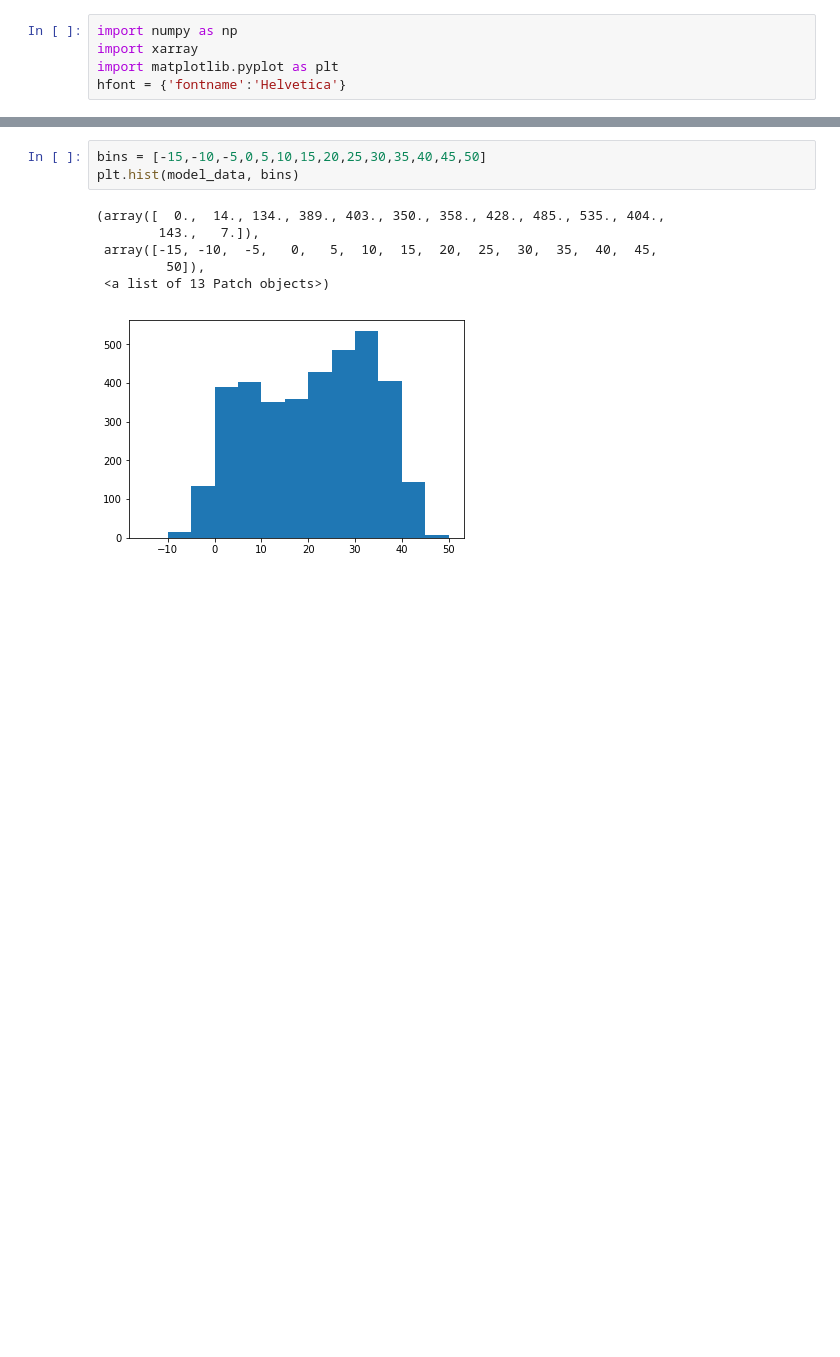
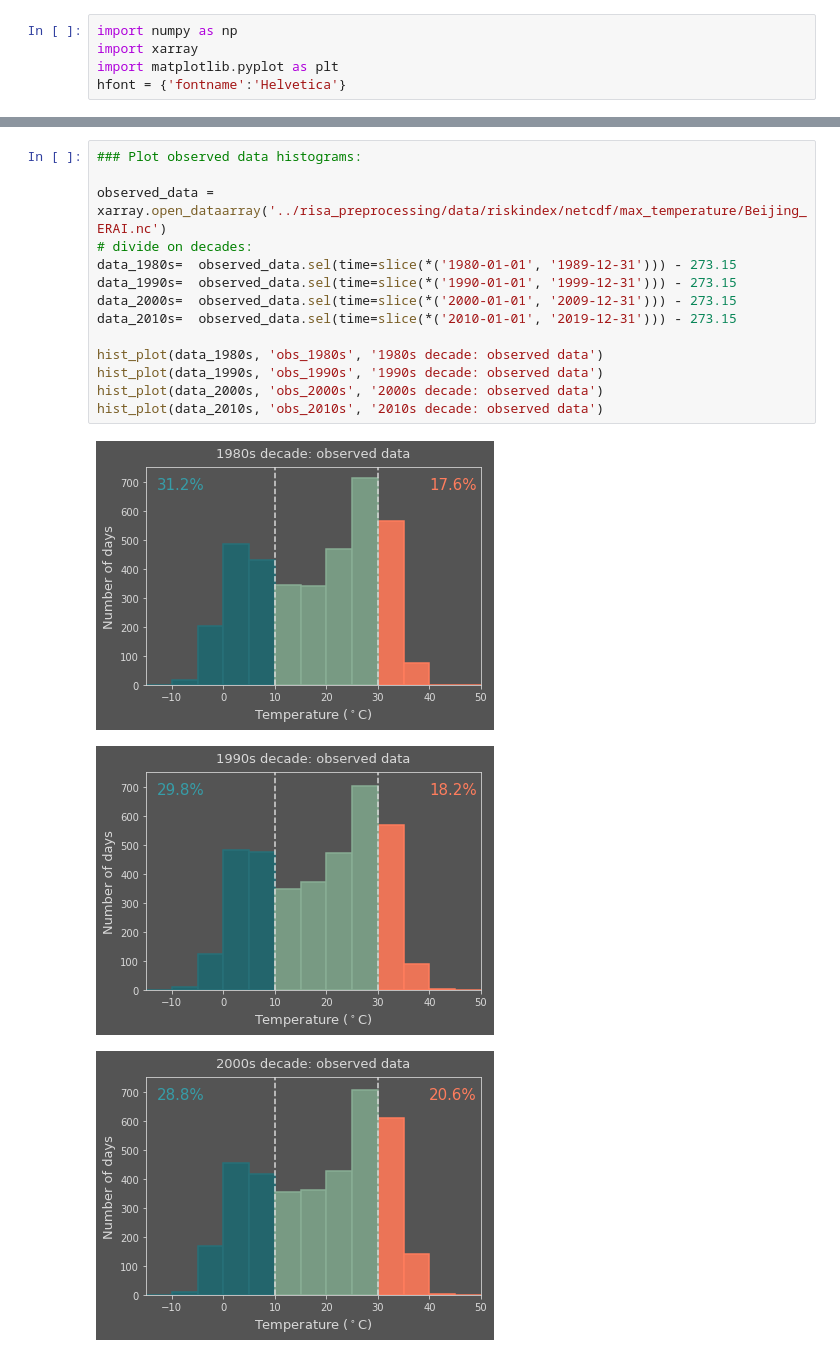
Before and after one commit to michellewl/building_resilience, a Jupyter notebook: bias_correction/histogram_plotting.ipynb, the cells around one changed output, grey strips where cells are left out. Drawn from its saved outputs; the diff is of its cells as text; blank space fills up the shorter version.

Commit message:
Updated the hist_plotting ntbook to the point of making the final plots.

```diff
--- a/bias_correction/histogram_plotting.ipynb
+++ b/bias_correction/histogram_plotting.ipynb
@@ -56,10 +60,18 @@ plt.vlines(10, ymin = 0, ymax = 600, color = '0.85',linestyles='dashed')
-# %%
-bins = [-15,-10,-5,0,5,10,15,20,25,30,35,40,45,50]
-plt.hist(model_data, bins)
-# %% [output]
-(array([  0.,  14., 134., 389., 403., 350., 358., 428., 485., 535., 404.,
-        143.,   7.]),
- array([-15, -10,  -5,   0,   5,  10,  15,  20,  25,  30,  35,  40,  45,
-         50]),
- <a list of 13 Patch objects>)
-[figure, removed]
+# %%
+### Plot observed data histograms:
+
+observed_data = xarray.open_dataarray('../risa_preprocessing/data/riskindex/netcdf/max_temperature/Beijing_ERAI.nc')
+# divide on decades:
+data_1980s=  observed_data.sel(time=slice(*('1980-01-01', '1989-12-31'))) - 273.15
+data_1990s=  observed_data.sel(time=slice(*('1990-01-01', '1999-12-31'))) - 273.15
+data_2000s=  observed_data.sel(time=slice(*('2000-01-01', '2009-12-31'))) - 273.15
+data_2010s=  observed_data.sel(time=slice(*('2010-01-01', '2019-12-31'))) - 273.15
+
+hist_plot(data_1980s, 'obs_1980s', '1980s decade: observed data')
+hist_plot(data_1990s, 'obs_1990s', '1990s decade: observed data')
+hist_plot(data_2000s, 'obs_2000s', '2000s decade: observed data')
+hist_plot(data_2010s, 'obs_2010s', '2010s decade: observed data')
+# %% [output]
+[figure, added]
+[figure, added]
+[figure, added]
```
Also changed, not shown: parts of 4 cells of this notebook, 3 other files.
